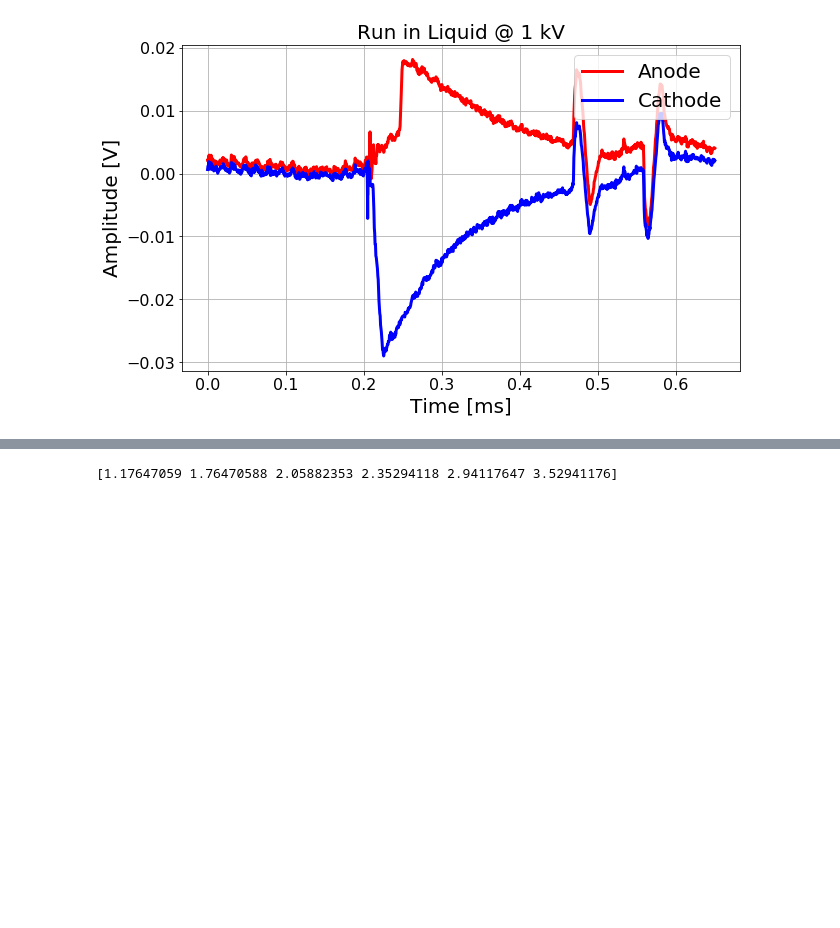
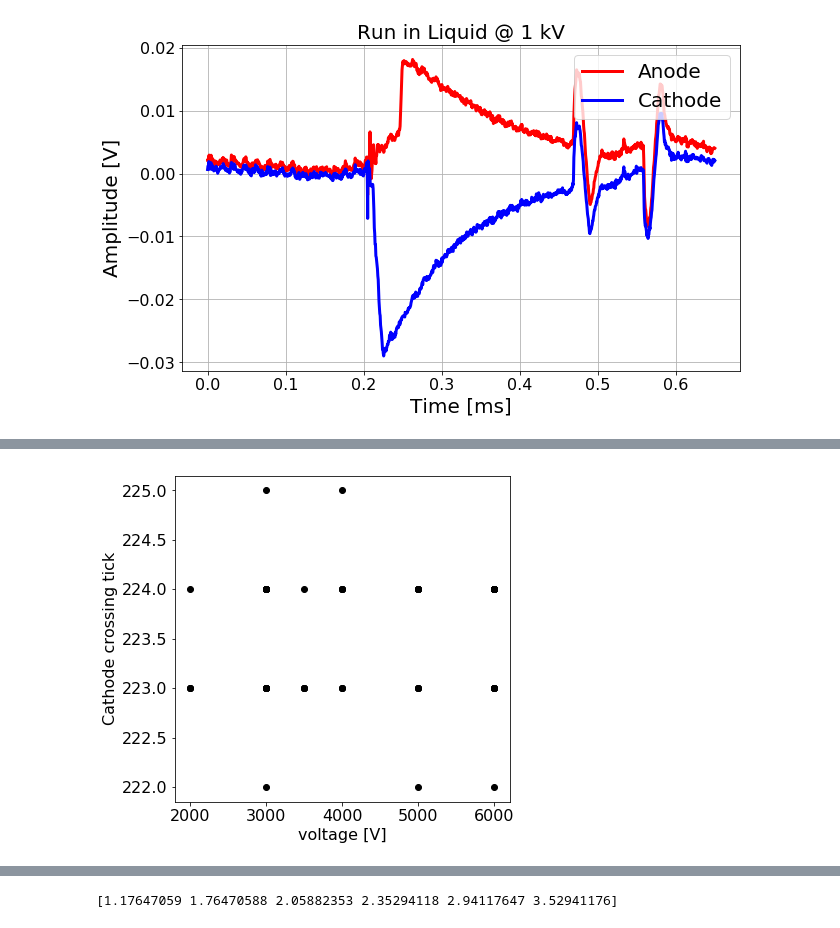
Before and after one commit to davidc1/PrM, a Jupyter notebook: WFdisplay.ipynb, the cells around one changed output, grey strips where cells are left out. Cells and saved outputs as stored; diff of their text form; code cells hidden in the pictures; blank space fills up the shorter version.

```diff
--- a/WFdisplay.ipynb
+++ b/WFdisplay.ipynb
@@ -500,0 +512,6 @@ min cathode : -0.033
+# %%
+def diffwf(wf):
+    wfdiff = np.zeros(len(wf))
+    for n in range(2,len(wf)-3):
+        wfdiff[n] = (wf[n+2] - wf[n-2])/5.
+    return wfdiff
@@ -500,0 +748,91 @@ min cathode : -0.033
+# %%
+#fig = plt.figure(figsize=(6,6))
+#plt.plot(voltage_v,slope_v,'ko')
+#plt.xlabel('voltage [V]')
+#plt.ylabel('Waveform Rise Slope [A.U.]')
+#plt.show()
+
+DIST_AG_A = 0.85
+DIST_C_CG = 1.7
+DIST_CG_AG = 0.85*3
+
+fig = plt.figure(figsize=(6,6))
+plt.plot(voltage_v,Ccrossing_v,'ko')
+plt.xlabel('voltage [V]')
+plt.ylabel('Cathode crossing tick')
+plt.show()
+fig = plt.figure(figsize=(6,6))
+plt.plot(voltage_v,CGcrossing_v,'ko')
+plt.xlabel('voltage [V]')
+plt.ylabel('Cathode Grid crossing tick')
+plt.show()
+fig = plt.figure(figsize=(6,6))
+plt.plot(voltage_v,AGcrossing_v,'ko')
+plt.xlabel('voltage [V]')
+plt.ylabel('Anode Grid crossing tick')
+plt.show()
+fig = plt.figure(figsize=(6,6))
+plt.plot(voltage_v,Acrossing_v,'ko')
+plt.xlabel('voltage [V]')
+plt.ylabel('Anode crossing tick')
+plt.show()
+
+AGcrossing_v = np.array(AGcrossing_v)
+Acrossing_v = np.array(Acrossing_v)
+TDriftA = (Acrossing_v - AGcrossing_v) #* 0.5
+
+fig = plt.figure(figsize=(6,6))
+ctr = 0
+efield_v = []
+efield_raw_v = []
+for key,vals in AG_A_drift_by_voltage.items():
+    v = np.array(vals)
+    efield_v.append(key/1000./(DIST_AG_A/2.))
+    efield_raw_v.append(key)
+    #print (' there are %i measurement for voltage %i'%(len(v),key))
+    #print (v)
+    MEAN = np.mean(v)
+    ERR  = np.std(v) / np.sqrt(len(v)-1)
+    plt.errorbar(key,MEAN,ERR,fmt='o',color=color_v[ctr],lw=2)
+    ctr += 1
+driftvel_v = func2(efield_v)
+efield_v = np.array(efield_v) * 1000.
+drifttime_v_AG_A = DIST_AG_A / driftvel_v
+plt.plot(efield_raw_v,drifttime_v_AG_A,'ko',label='8 mm AG -> A dist')
+#plt.plot(efield_v,drifttime_v_AG_A,'ko',label='8 mm AG -> A dist')
+plt.xlabel('voltage [V]')
+plt.ylabel('AG -> A drift time [us]')
+plt.show()
+
+
+fig = plt.figure(figsize=(6,6))
+ctr = 0
+for key,vals in C_CG_drift_by_voltage.items():
+    v = np.array(vals)
+    #print (' there are %i measurement for voltage %i'%(len(v),key))
+    #print (v)
+    MEAN = np.mean(v)
+    ERR  = np.std(v) / np.sqrt(len(v)-1)
+    plt.errorbar(key,MEAN,ERR,fmt='o',color=color_v[ctr],lw=2)
+    ctr += 1
+#plt.plot(voltage_v,TDriftA,'ko')
+plt.xlabel('voltage [V]')
+plt.ylabel('C -> CG drift time [us]')
+plt.show()
+
+fig = plt.figure(figsize=(6,6))
+ctr = 0
+for key,vals in CG_AG_drift_by_voltage.items():
+    v = np.array(vals)
+    #print (' there are %i measurement for voltage %i'%(len(v),key))
+    #print (v)
+    MEAN = np.mean(v)
+    ERR  = np.std(v) / np.sqrt(len(v)-1)
+    plt.errorbar(key,MEAN,ERR,fmt='o',color=color_v[ctr],lw=2)
+    ctr += 1
+#plt.plot(voltage_v,TDriftA,'ko')
+plt.xlabel('voltage [V]')
+plt.ylabel('CG -> AG drift time [us]')
+plt.show()
+# %% [output]
+[figure, added]
```
Also changed, not shown: parts of 13 cells of this notebook, 2 other files.
